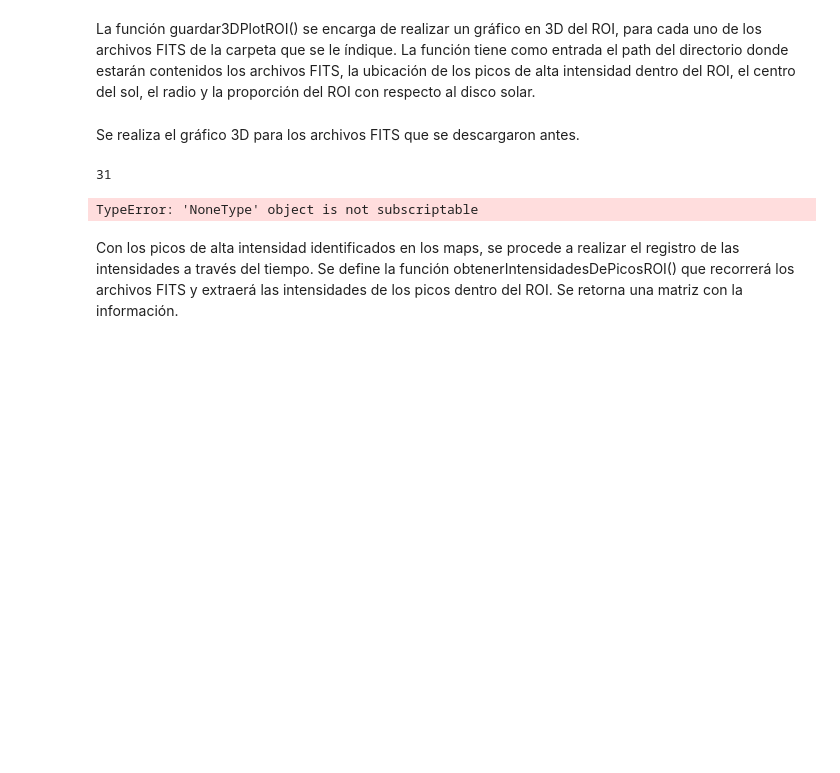
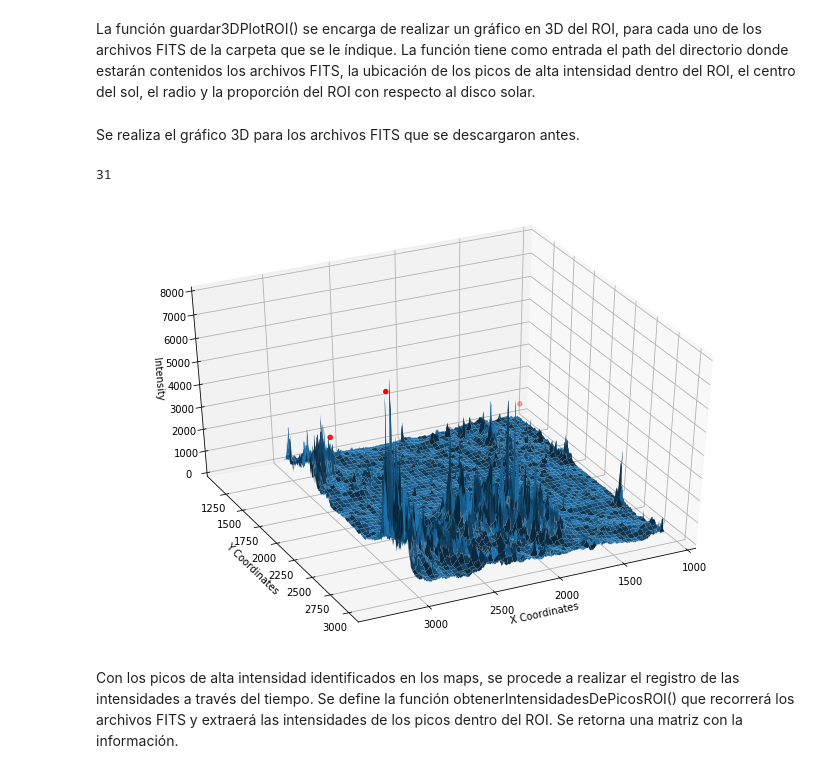
Before and after one commit to fmezacr/Solar_Data12019, a Jupyter notebook: Noviembre/2019/RutinaGeneral2019.ipynb, the cells around one changed output. Cells and saved outputs as stored; diff of their text form; code cells hidden in the pictures; blank space fills up the shorter version.

```diff
--- a/Noviembre/2019/RutinaGeneral2019.ipynb
+++ b/Noviembre/2019/RutinaGeneral2019.ipynb
@@ -519,11 +472,11 @@ Se realiza el gráfico 3D para los archivos FITS que se descargaron antes.
 # %%
 #Se define en una variable el path del directorio
 fitsDir = 'DatosJupyterSun/JSOC_AIA_FITS'
 #Se llama a la función guardar3DPlotROI, para generar las gráficas
-guardar3DPlotROI2(fitsDir, picosCircu, sunCenter, rSun, 0.6)
+guardar3DPlotROI(fitsDir, picosCircu, sunCenter, rSun, 0.6)
 # %% [output]
 31
-TypeError: 'NoneType' object is not subscriptable
+[figure, added]
 # %% [markdown]
 Con los picos de alta intensidad identificados en los maps, se procede a realizar el registro de las intensidades a través del tiempo. Se define la función obtenerIntensidadesDePicosROI() que recorrerá los archivos FITS y extraerá las intensidades de los picos dentro del ROI. Se retorna una matriz con la información.
 # %%
```
Also changed, not shown: parts of 9 cells of this notebook, 3 other files.
